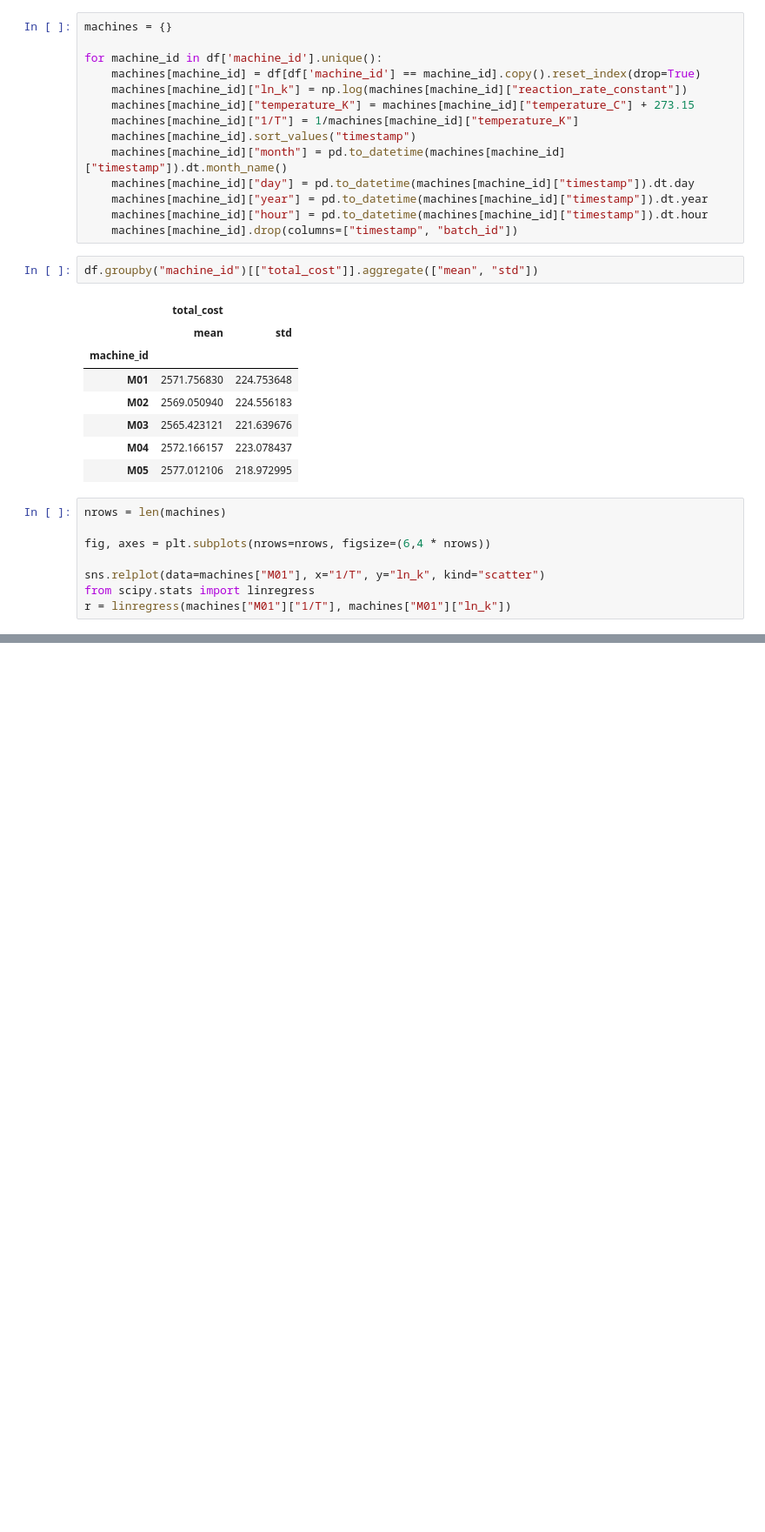
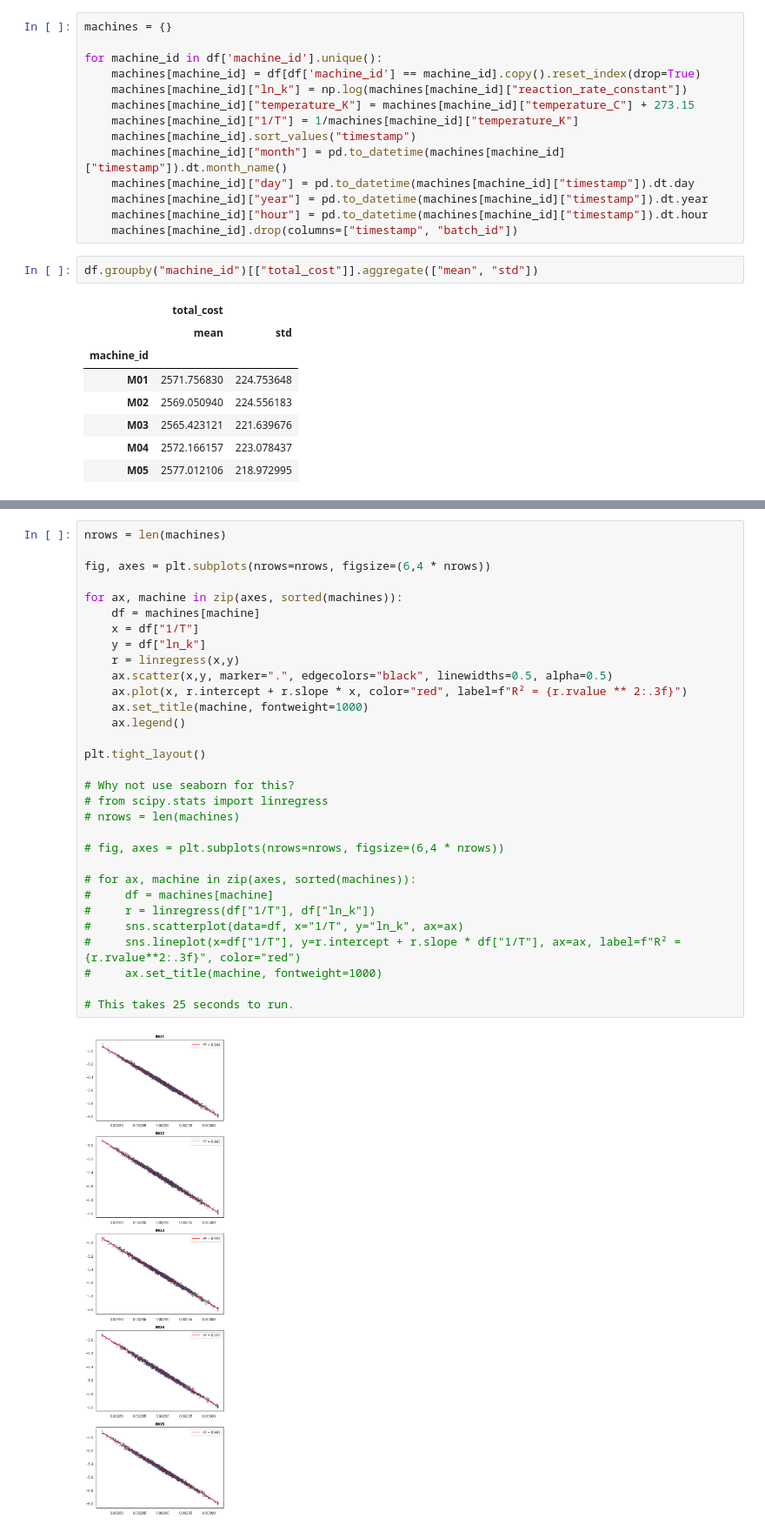
Before and after one commit to vishnutg14/data-analysis-projects, a Jupyter notebook: solutions/08_manufacturing_analysis/analysis.ipynb, the cells around one changed output, grey strips where cells are left out. Shown at 87% size. Saved outputs shown, nothing was run; the diff lists cells and outputs as text; blank space fills up the shorter version.

```diff
--- a/solutions/08_manufacturing_analysis/analysis.ipynb
+++ b/solutions/08_manufacturing_analysis/analysis.ipynb
@@ -82,11 +82,3 @@ df.groupby("machine_id")[["total_cost"]].aggregate(["mean", "std"])
 | M03 | 2565.423121 | 221.639676 |
 | M04 | 2572.166157 | 223.078437 |
 | M05 | 2577.012106 | 218.972995 |
-# %%
-nrows = len(machines)
-
-fig, axes = plt.subplots(nrows=nrows, figsize=(6,4 * nrows))
-
-sns.relplot(data=machines["M01"], x="1/T", y="ln_k", kind="scatter")
-from scipy.stats import linregress
-r = linregress(machines["M01"]["1/T"], machines["M01"]["ln_k"])
@@ -96,0 +85,33 @@ r = linregress(machines["M01"]["1/T"], machines["M01"]["ln_k"])
+# %%
+nrows = len(machines)
+
+fig, axes = plt.subplots(nrows=nrows, figsize=(6,4 * nrows))
+
+for ax, machine in zip(axes, sorted(machines)):
+    df = machines[machine]
+    x = df["1/T"]
+    y = df["ln_k"]
+    r = linregress(x,y)
+    ax.scatter(x,y, marker=".", edgecolors="black", linewidths=0.5, alpha=0.5)
+    ax.plot(x, r.intercept + r.slope * x, color="red", label=f"R² = {r.rvalue ** 2:.3f}")
+    ax.set_title(machine, fontweight=1000)
+    ax.legend()
+
+plt.tight_layout()
+
+# Why not use seaborn for this?
+# from scipy.stats import linregress
+# nrows = len(machines)
+
+# fig, axes = plt.subplots(nrows=nrows, figsize=(6,4 * nrows))
+
+# for ax, machine in zip(axes, sorted(machines)):
+#     df = machines[machine]
+#     r = linregress(df["1/T"], df["ln_k"])
+#     sns.scatterplot(data=df, x="1/T", y="ln_k", ax=ax)
+#     sns.lineplot(x=df["1/T"], y=r.intercept + r.slope * df["1/T"], ax=ax, label=f"R² = {r.rvalue**2:.3f}", color="red")
+#     ax.set_title(machine, fontweight=1000)
+
+# This takes 25 seconds to run.
+# %% [output]
+[figure, added]
```
Also changed, not shown: parts of 1 cell of this notebook.
